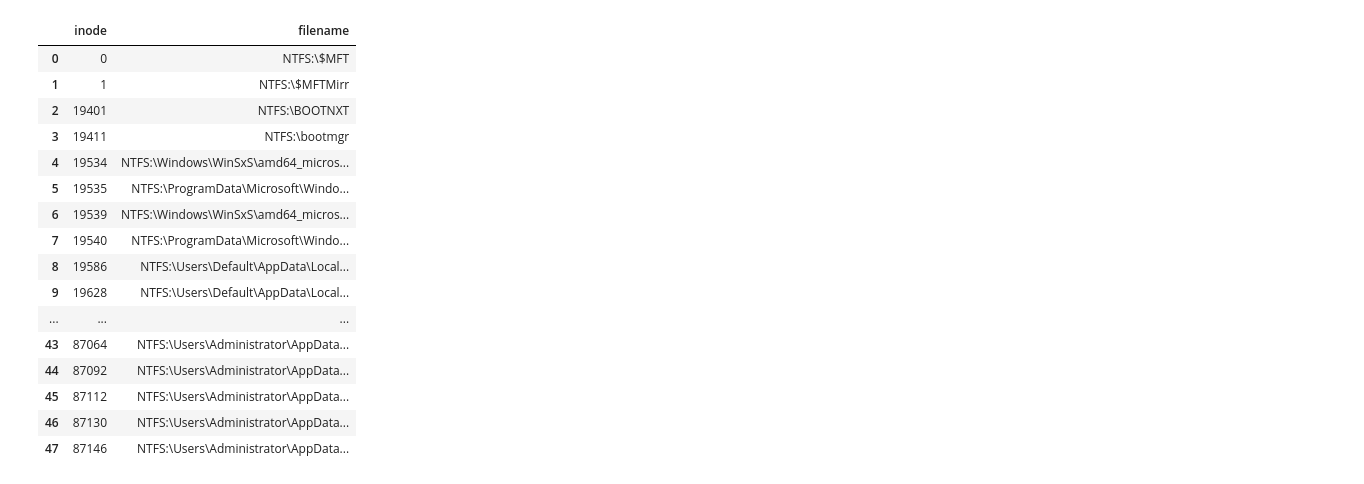
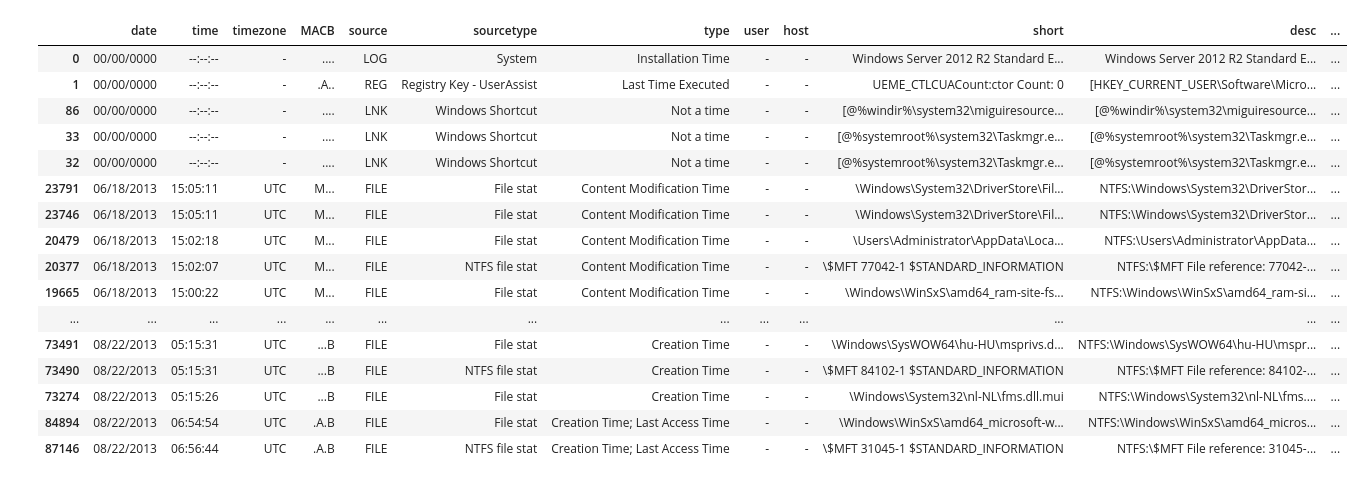
Before and after one commit to CoolmixZero/hackme-2023, a Jupyter notebook: visualization.ipynb, the cells around one changed output. Cells and saved outputs as stored; diff of their text form; code cells hidden in the pictures.

Commit message:
extracted some interesting stuff from the data

```diff
--- a/visualization.ipynb
+++ b/visualization.ipynb
@@ -5,23 +6,23 @@ import pandas as pd
 evt = pd.read_csv('data/dc_evt_modified2.csv')
 timeline = pd.read_csv('data/dc01-super-timeline.csv')
 sus_files = pd.read_csv('./one_class_svm_inodes.csv').iloc[:, 1:]
-# %%
-sus_files
-# %% [output]
-|  | inode | filename |
-| 0 | 0 | NTFS:\$MFT |
-| 1 | 1 | NTFS:\$MFTMirr |
-| 2 | 19401 | NTFS:\BOOTNXT |
-| 3 | 19411 | NTFS:\bootmgr |
-| 4 | 19534 | NTFS:\Windows\WinSxS\amd64_micros... |
-| 5 | 19535 | NTFS:\ProgramData\Microsoft\Windo... |
-| 6 | 19539 | NTFS:\Windows\WinSxS\amd64_micros... |
-| 7 | 19540 | NTFS:\ProgramData\Microsoft\Windo... |
-| 8 | 19586 | NTFS:\Users\Default\AppData\Local... |
-| 9 | 19628 | NTFS:\Users\Default\AppData\Local... |
-| ... | ... | ... |
-| 43 | 87064 | NTFS:\Users\Administrator\AppData... |
-| 44 | 87092 | NTFS:\Users\Administrator\AppData... |
-| 45 | 87112 | NTFS:\Users\Administrator\AppData... |
-| 46 | 87130 | NTFS:\Users\Administrator\AppData... |
-| 47 | 87146 | NTFS:\Users\Administrator\AppData... |
+# %%
+timeline.iloc[sus_files['inode']].sort_values('date')
+# %% [output]
+|  | date | time | timezone | MACB | source | sourcetype | type | user | host | short | desc | ... |
+| 0 | 00/00/0000 | --:--:-- | - | .... | LOG | System | Installation Time | - | - | Windows Server 2012 R2 Standard E... | Windows Server 2012 R2 Standard E... | ... |
+| 1 | 00/00/0000 | --:--:-- | - | .A.. | REG | Registry Key - UserAssist | Last Time Executed | - | - | UEME_CTLCUACount:ctor Count: 0 | [HKEY_CURRENT_USER\Software\Micro... | ... |
+| 86 | 00/00/0000 | --:--:-- | - | .... | LNK | Windows Shortcut | Not a time | - | - | [@%windir%\system32\miguiresource... | [@%windir%\system32\miguiresource... | ... |
+| 33 | 00/00/0000 | --:--:-- | - | .... | LNK | Windows Shortcut | Not a time | - | - | [@%systemroot%\system32\Taskmgr.e... | [@%systemroot%\system32\Taskmgr.e... | ... |
+| 32 | 00/00/0000 | --:--:-- | - | .... | LNK | Windows Shortcut | Not a time | - | - | [@%systemroot%\system32\Taskmgr.e... | [@%systemroot%\system32\Taskmgr.e... | ... |
+| 23791 | 06/18/2013 | 15:05:11 | UTC | M... | FILE | File stat | Content Modification Time | - | - | \Windows\System32\DriverStore\Fil... | NTFS:\Windows\System32\DriverStor... | ... |
+| 23746 | 06/18/2013 | 15:05:11 | UTC | M... | FILE | File stat | Content Modification Time | - | - | \Windows\System32\DriverStore\Fil... | NTFS:\Windows\System32\DriverStor... | ... |
+| 20479 | 06/18/2013 | 15:02:18 | UTC | M... | FILE | File stat | Content Modification Time | - | - | \Users\Administrator\AppData\Loca... | NTFS:\Users\Administrator\AppData... | ... |
+| 20377 | 06/18/2013 | 15:02:07 | UTC | M... | FILE | NTFS file stat | Content Modification Time | - | - | \$MFT 77042-1 $STANDARD_INFORMATION | NTFS:\$MFT File reference: 77042-... | ... |
+| 19665 | 06/18/2013 | 15:00:22 | UTC | M... | FILE | File stat | Content Modification Time | - | - | \Windows\WinSxS\amd64_ram-site-fs... | NTFS:\Windows\WinSxS\amd64_ram-si... | ... |
+| ... | ... | ... | ... | ... | ... | ... | ... | ... | ... | ... | ... | ... |
+| 73491 | 08/22/2013 | 05:15:31 | UTC | ...B | FILE | File stat | Creation Time | - | - | \Windows\SysWOW64\hu-HU\msprivs.d... | NTFS:\Windows\SysWOW64\hu-HU\mspr... | ... |
+| 73490 | 08/22/2013 | 05:15:31 | UTC | ...B | FILE | NTFS file stat | Creation Time | - | - | \$MFT 84102-1 $STANDARD_INFORMATION | NTFS:\$MFT File reference: 84102-... | ... |
+| 73274 | 08/22/2013 | 05:15:26 | UTC | ...B | FILE | File stat | Creation Time | - | - | \Windows\System32\nl-NL\fms.dll.mui | NTFS:\Windows\System32\nl-NL\fms.... | ... |
+| 84894 | 08/22/2013 | 06:54:54 | UTC | .A.B | FILE | File stat | Creation Time; Last Access Time | - | - | \Windows\WinSxS\amd64_microsoft-w... | NTFS:\Windows\WinSxS\amd64_micros... | ... |
+| 87146 | 08/22/2013 | 06:56:44 | UTC | .A.B | FILE | NTFS file stat | Creation Time; Last Access Time | - | - | \$MFT 31045-1 $STANDARD_INFORMATION | NTFS:\$MFT File reference: 31045-... | ... |
```
Also changed, not shown: parts of 1 cell of this notebook.
